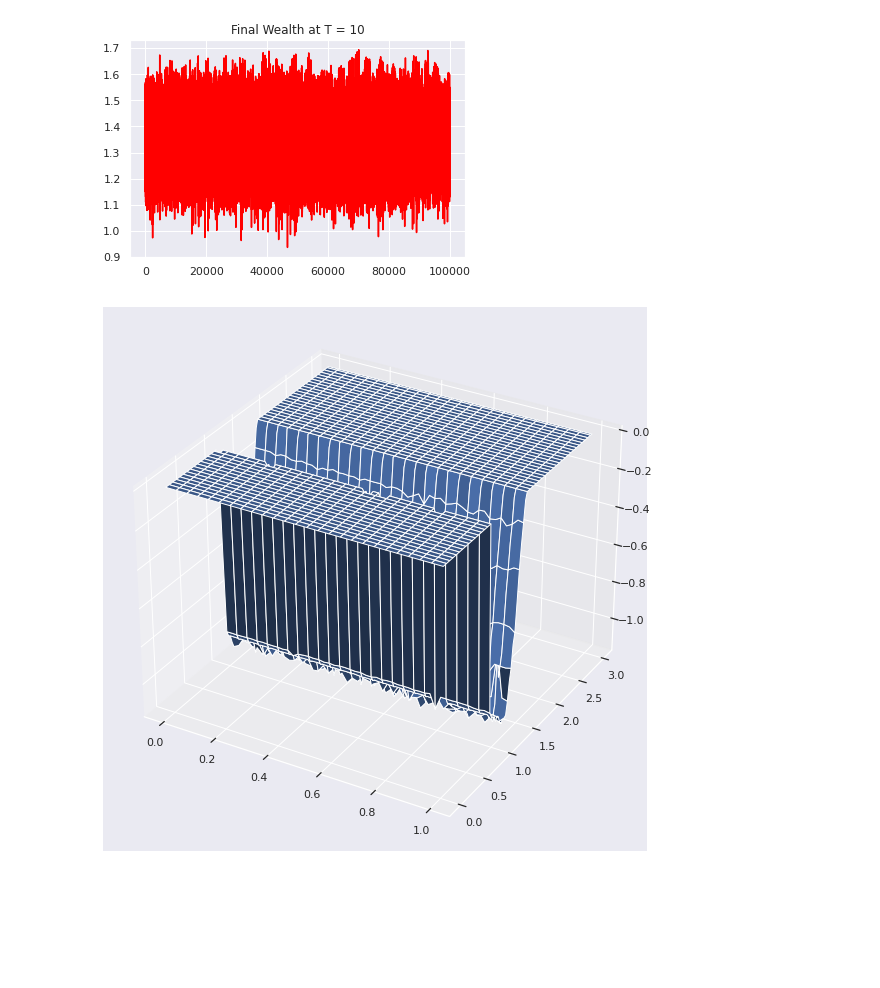
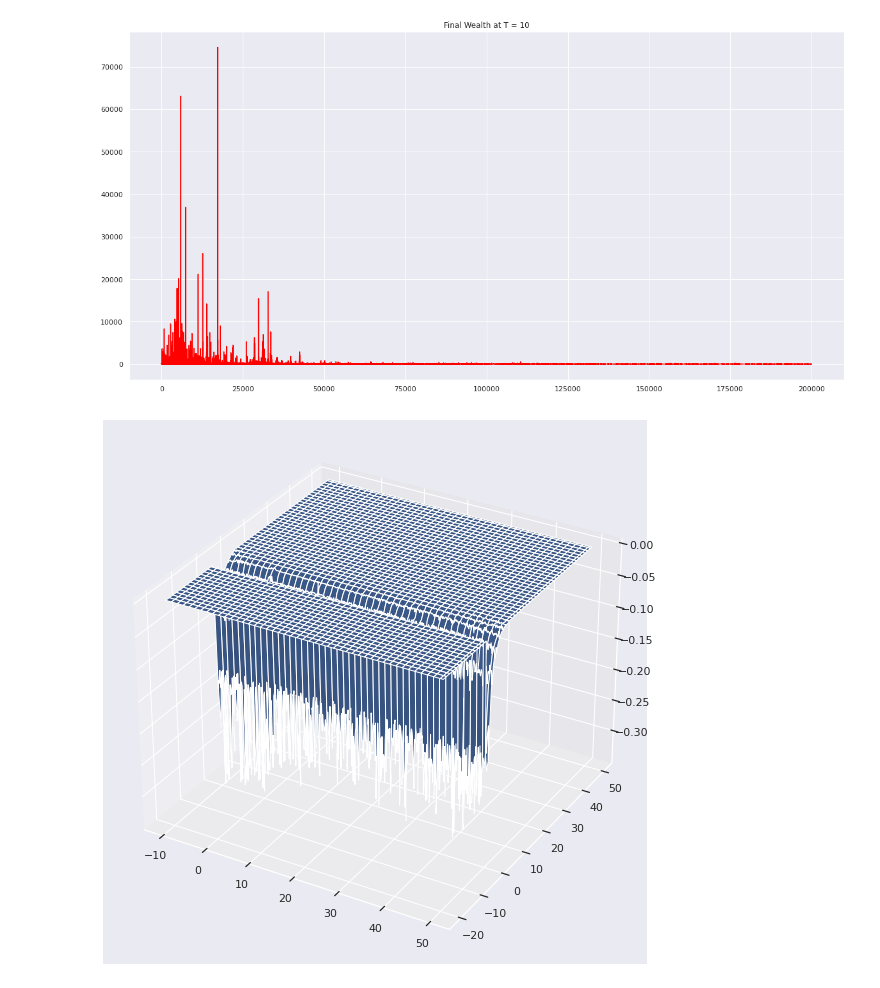
Before and after one commit to ZanCTN/MAFS-5370-Assignment-1, a Jupyter notebook: Tabular_solution.ipynb, the cells around one changed output. Cells and saved outputs as stored; diff of their text form; code cells hidden in the pictures; blank space fills up the shorter version.

```diff
--- a/Tabular_solution.ipynb
+++ b/Tabular_solution.ipynb
@@ -67,10 +65,10 @@ def trainTabularQlearning(W_0,T,alpha,gamma,a,A,B,r,p,n):
     action_list = np.zeros(shape = (n,T))
 
     s_n = 100                     # discretize state space size
-    a_n = 50                      # discretize action space size
+    a_n = 500                      # discretize action space size
 
-    s_range = linspace(start = 0, stop = 3, num = s_n, endpoint = False)
-    a_range = linspace(start = 0, stop = 1, num = a_n+1, endpoint = True)
+    s_range = linspace(start = -20, stop = 50, num = s_n, endpoint = False)
+    a_range = linspace(start = -10, stop = 50, num = a_n+1, endpoint = True)          # action as a % of current wealth
 
     # tabular Q table, initialized with zeros
     Q_tab = np.zeros(s_n * (a_n+1)).reshape(s_n,a_n+1)
@@ -133,19 +131,19 @@ def trainTabularQlearning(W_0,T,alpha,gamma,a,A,B,r,p,n):
 # %%
 # Parameter setup
 W_0 = 1                     # initial wealth
 T = 10                      # Time Step
 alpha = 0.2                 # learning rate in TD
 gamma = 1                   # Discount rate in TD
-n = 100000                   # number of episodes
-A = 0.06                   # return of risky asset with probability p
-B = -0.02                     # return of risky asset with probablity 1-p
-interest = 0.025            # riskfree interest rate
-p = 0.7                       # probability of risky asset
+n = 200000                   # number of episodes
+A = 0.08                   # return of risky asset with probability p
+B = 0.02                     # return of risky asset with probablity 1-p
+interest = 0.03            # riskfree interest rate
+p = 0.6                       # probability of risky asset
 a: float = 1.0              # risk aversion parameter
 
 q_table, final_wealth, action , s_range, a_range = trainTabularQlearning(W_0,T,alpha,gamma,a,A,B,interest,p,n)
 # %% [output]
-[figure, old version]
+[figure, new version]
 # %%
 # plot Q function by states and action spaces
 X,Y = np.meshgrid( a_range,s_range)
@@ -158,7 +156,7 @@ ha.plot_surface(X, Y, data)
 plt.rcParams['figure.figsize'] = [20, 10]
 plt.show()
 # %% [output]
-[figure, old version]
+[figure, new version]
 # %%
 # plot histogram of action selected by policy
 import pandas as pd
```
Also changed, not shown: parts of 3 cells of this notebook.
